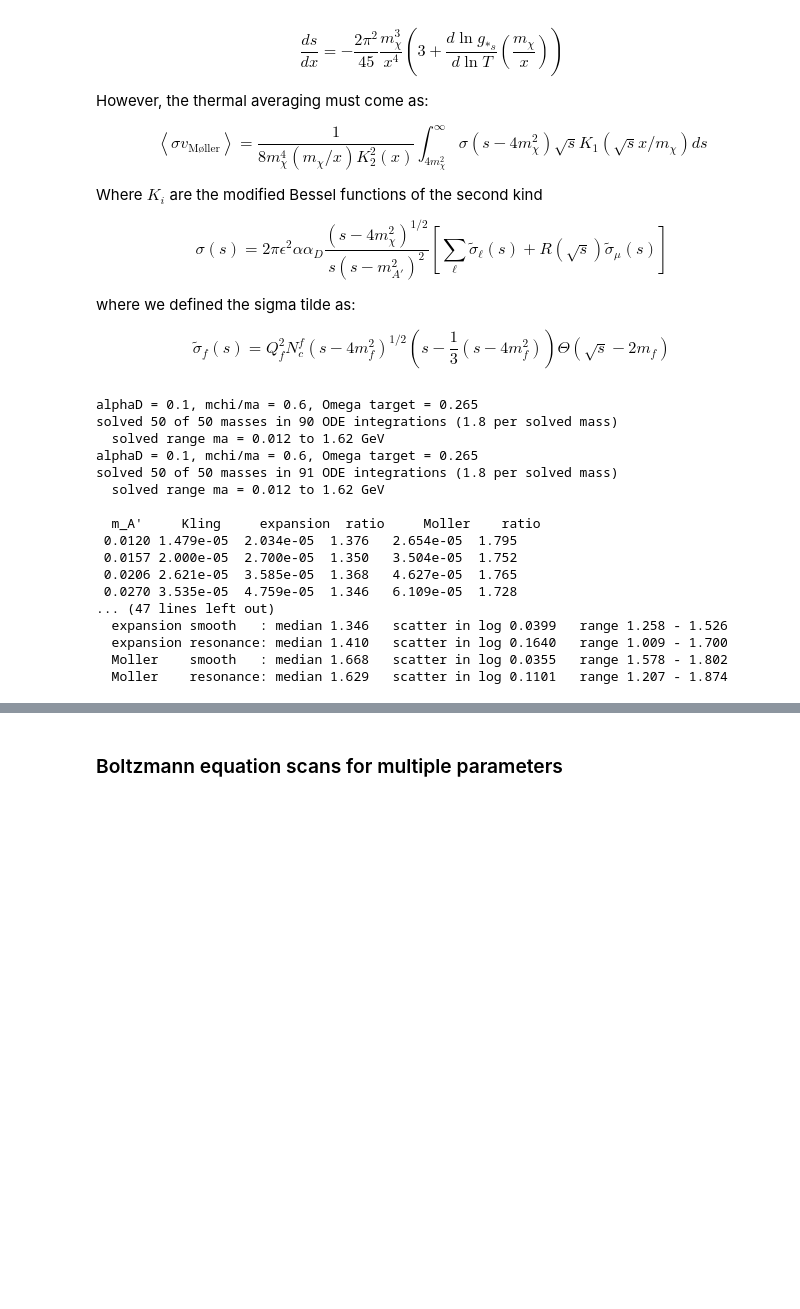
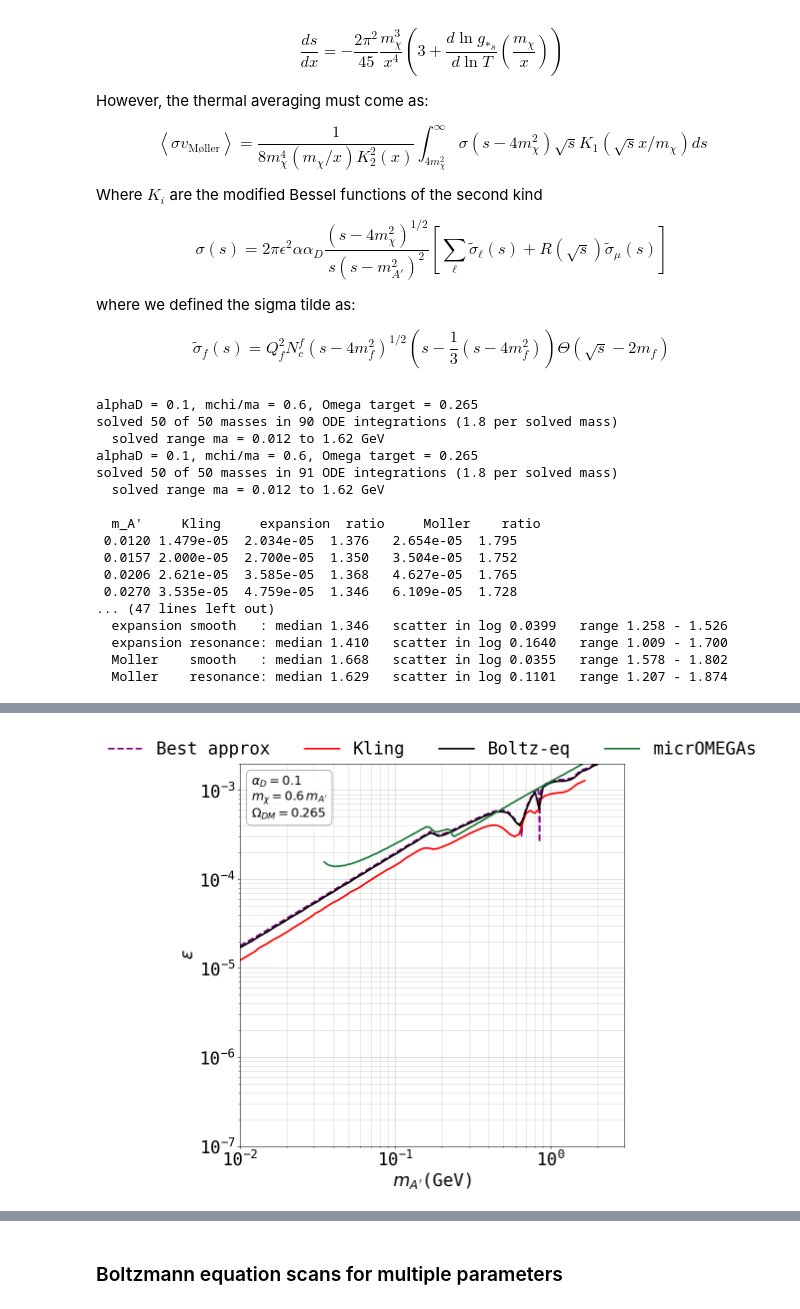
Before and after one commit to sgogoeg/bcgs_internship, a Jupyter notebook: Code/Relic_Abundance.ipynb, the cells around one changed output, grey strips where cells are left out. Drawn from its saved outputs; the diff is of its cells as text; code cells hidden in the pictures; blank space fills up the shorter version.

```diff
--- a/Code/Relic_Abundance.ipynb
+++ b/Code/Relic_Abundance.ipynb
@@ -1529,0 +1540,95 @@ plt.show()
+# %%
+### Reading the micrOMEGAs scan.
+###
+### Columns: MAp, eps, omegah2, xf, method, ncalls. omegah2 is what micrOMEGAs
+### actually returned at that row's eps rather than the target, so the file
+### carries its own verification, and xf comes along for free.
+
+micromegas = np.genfromtxt("data/micromegas_relic_line.csv",
+                           delimiter = ",", names = True)
+
+ma_micro  = micromegas["MAp"]
+eps_micro = micromegas["eps"]
+om_micro  = micromegas["omegah2"]
+xf_micro  = micromegas["xf"]
+
+### h from the H0 used above, which is what turns this notebook's Omega into
+### the Omega h^2 micrOMEGAs solves for.
+
+h_hubble = H0/2.1331969e-42          # 100 km/s/Mpc in GeV
+omega_target_micro = OmegaDM*h_hubble**2
+
+print(f"micrOMEGAs: {len(ma_micro)} masses, "
+      f"m_A' = {ma_micro.min():.4g} to {ma_micro.max():.4g} GeV")
+print(f"  eps = {eps_micro.min():.4g} to {eps_micro.max():.4g}")
+print(f"  h = {h_hubble:.4f}, target Omega h^2 = {omega_target_micro:.5f}"
+      f"  (Omega = {OmegaDM:g})")
+print(f"  worst |Omega/target - 1| over the returned points: "
+      f"{np.abs(om_micro/omega_target_micro - 1).max():.3g}")
+print(f"  x_f from {xf_micro.min():.3g} to {xf_micro.max():.3g}")
+
+## Creating a plot:
+
+fig, ax = plt.subplots(figsize=(10, 10))
+
+ax.set_xlabel(r"$m_{A'}$(GeV)")
+ax.set_ylabel(r"$\varepsilon$")
+
+## Log Axis
+ax.set_xscale('log')
+ax.set_yscale('log')
+
+## Major grid:
+ax.grid(True, which='major', linestyle='-', linewidth=0.75, alpha=0.75)
+
+## Minor ticks and grid:
+ax.minorticks_on()
+ax.grid(True, which='minor', linestyle='-', linewidth=0.5, alpha=0.75)
+
+ax.set_axisbelow(True) # Ensure grid is below data
+
+plt.plot(ma, eps_approx_3, linestyle = '--', color = 'purple', linewidth = 2.5,
+         label = r"Best approx")
+plt.plot(ma_kling, eps_kling, color = 'red', linewidth = 2.5,
+         label = r"Kling")
+plt.plot(ma_scan1, eps_relic1, color = 'black', linewidth = 2.5,
+         label = r"Boltz-eq")
+plt.plot(ma_micro, eps_micro, color = '#1b7837', linewidth = 2.5,
+         label = r"micrOMEGAs")
+
+ax.text(0.03, 0.97,
+        "\n".join([r"$\alpha_D = %g$" % 0.1,
+                   r"$m_\chi = %g\, m_{A'}$" % scan_info1["mchi_over_ma"],
+                   r"$\Omega_{DM} = %g$" % OmegaDM]),
+        transform = ax.transAxes, va = 'top', ha = 'left', fontsize = 18,
+        bbox = dict(boxstyle = 'round,pad=0.4', facecolor = 'white',
+                    edgecolor = '#7e7e7e', alpha = 0.85))
+
+## Setting a costumised legend:
+handles, labels = ax.get_legend_handles_labels() # get all legend items
+desired_order = range(len(handles))  # change the order of legend elements
+
+ax.legend(
+    [handles[i] for i in desired_order],
+    [labels[i] for i in desired_order],
+    loc = 'upper center',
+    bbox_to_anchor = (0.5, 1.10),  # center top, above axes
+    ncol = 4,                      # spread horizontally
+    frameon = False                # removes legend border
+)
+
+# Define how much to zoom out from the data plotting range (cm):
+x_min = 1e-2
+x_max = 3
+
+y_min = 1e-7
+y_max = 2e-3
+
+# Set the new plotting limits explicitly
+ax.set_xbound(x_min, x_max)
+ax.set_ybound(y_min, y_max)
+
+# Save and show the figure:
+plt.savefig("figures/relic_abundance_micromegas.pdf", bbox_inches='tight')
+plt.show()
+# %% [output]
@@ -1529,0 +1640 @@ plt.show()
+[figure, added]
```
Also changed, not shown: parts of 9 cells of this notebook, 32 other files.
